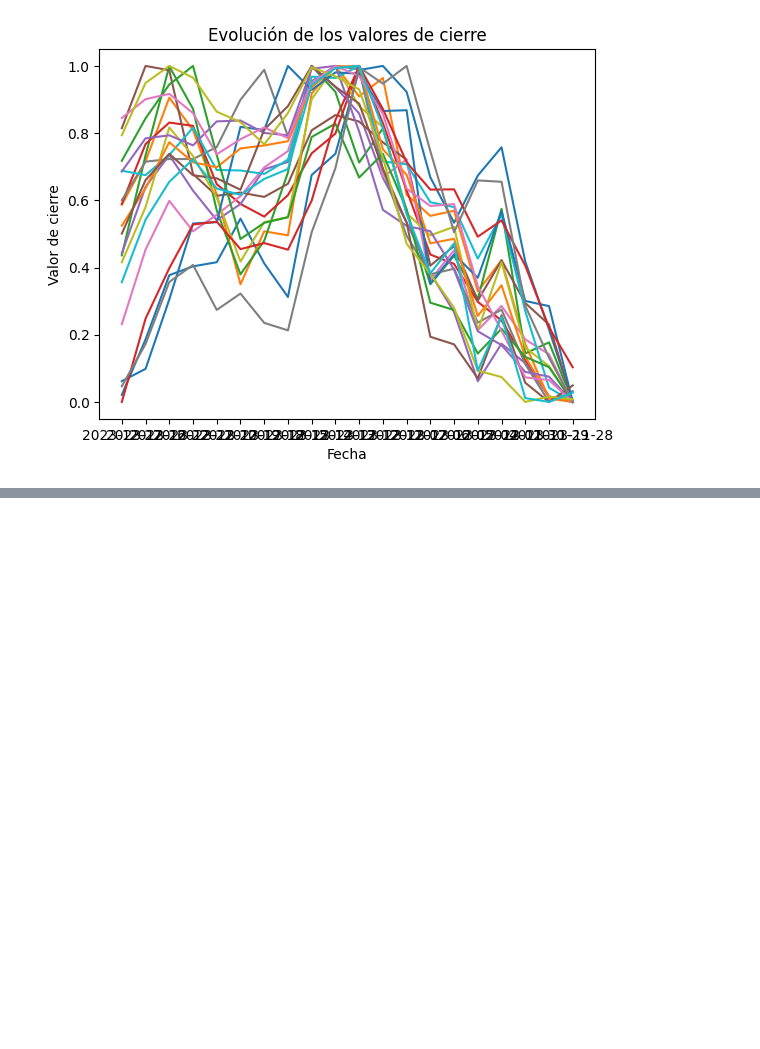
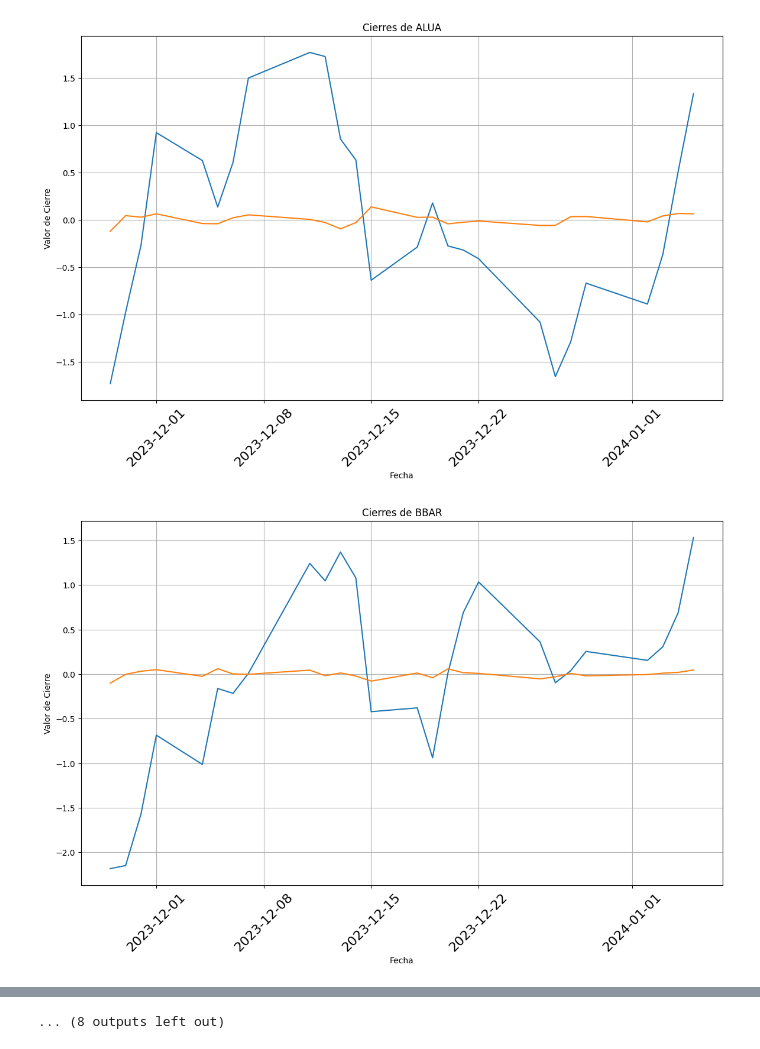
Before and after one commit to lmbibbo/aiInvest, a Jupyter notebook: main.ipynb, the cells around one changed output, grey strips where cells are left out. Saved outputs shown, nothing was run; the diff lists cells and outputs as text; code cells hidden in the pictures; blank space fills up the shorter version.

Commit message:
Con valores Normalizados

```diff
--- a/main.ipynb
+++ b/main.ipynb
@@ -11,16 +11,19 @@ import numpy as np
 import pandas as pd
 # %%
 grupos_por_simbolo = df.groupby('SIMBOLO')
-df = pd.DataFrame()
-
+grupos_por_fecha = df.groupby('FECHA')
+df1 = pd.DataFrame()
 for clave_grupo in grupos_por_simbolo.groups.keys():
-    df=normalizar(grupos_por_simbolo.get_group(clave_grupo))
-    plt.plot(df['FECHA'], df['CIERRE_N'])
-
-plt.xlabel('Fecha')
-plt.ylabel('Valor de cierre')
-plt.title('Evolución de los valores de cierre')
-
-plt.show()
+    df1=normalizar(grupos_por_simbolo.get_group(clave_grupo))
+    plt.figure(figsize=(14, 8))
+    plt.plot(df1['FECHA'], df1['CIERRE_N'])
+    plt.plot(df1['FECHA'], df1['PORCENTAJE'])
+    plt.xticks(rotation=45, fontsize=16)
+    plt.grid()
+    plt.xlabel('Fecha')
+    plt.ylabel('Valor de Cierre')
+    plt.title('Cierres de'+ ' ' + clave_grupo)
+    plt.show()
 # %% [output]
-[figure, old version]
+[figure, new version]
+[figure, added]
@@ -26,0 +40 @@ plt.show()
+... (8 outputs left out)
```
Also changed, not shown: parts of 3 cells of this notebook, 2 other files.
